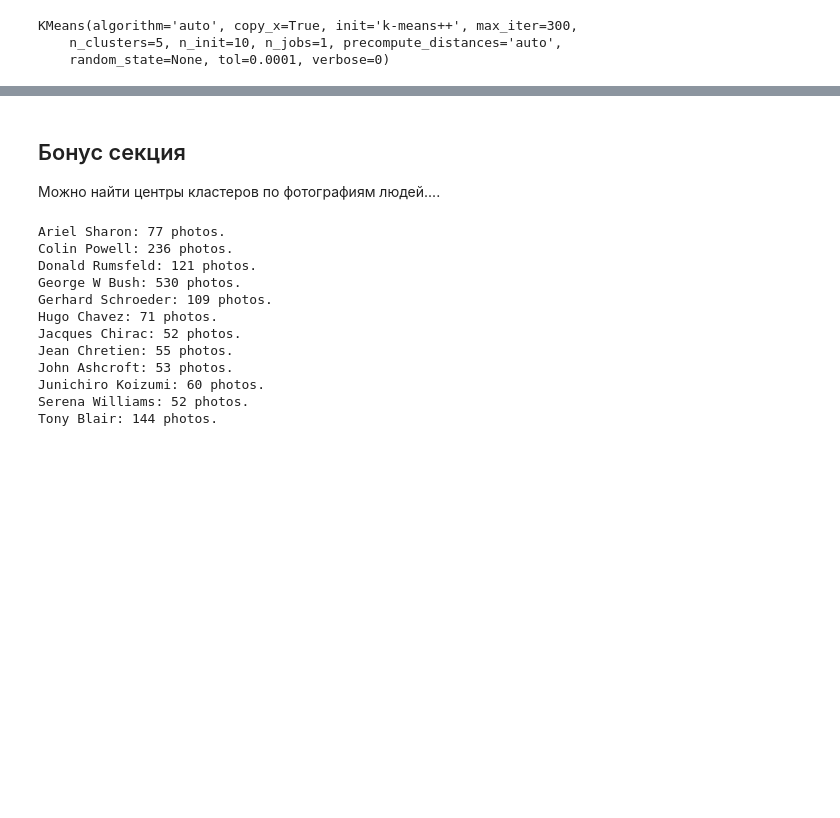
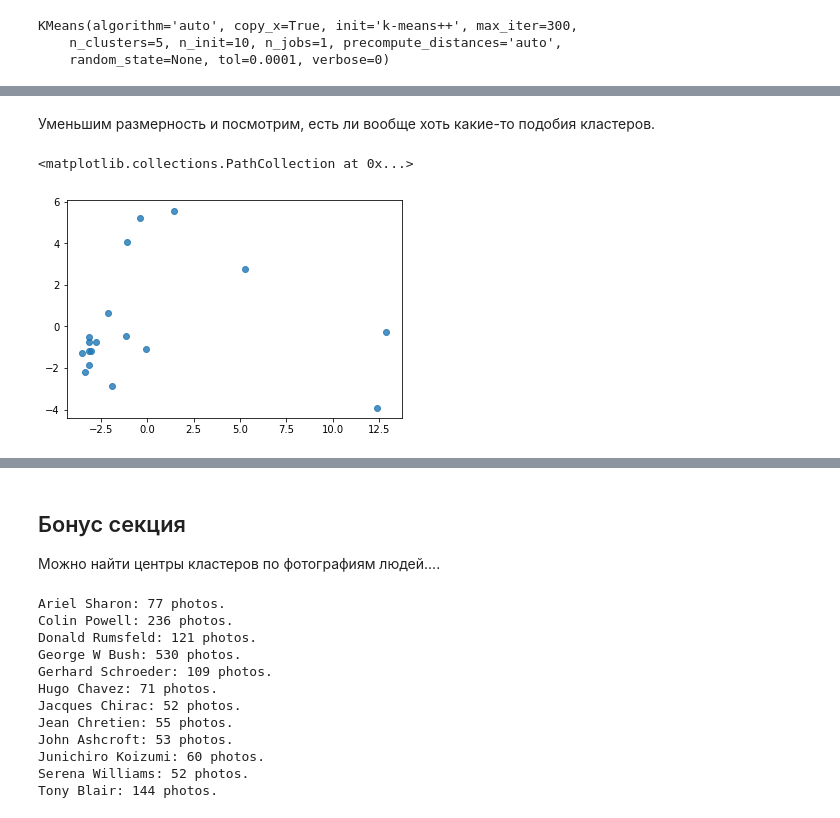
Before and after one commit to 7bits/ml-courses-7bits, a Jupyter notebook: 2017-fall/practises/04-clustering/04-01-clustering.ipynb, the cells around one changed output, grey strips where cells are left out. Drawn from its saved outputs; the diff is of its cells as text; code cells hidden in the pictures; blank space fills up the shorter version.

```diff
--- a/2017-fall/practises/04-clustering/04-01-clustering.ipynb
+++ b/2017-fall/practises/04-clustering/04-01-clustering.ipynb
@@ -500,0 +544,5 @@ plt.scatter(d[:,0], d[:,1], c=clf.labels_)
+# %%
+df = df_m.groupby('userId').mean()
+df.fillna(0, inplace=True)
+print(df.shape)
+df.head()
@@ -500,0 +579,13 @@ plt.scatter(d[:,0], d[:,1], c=clf.labels_)
+# %%
+scaler = MinMaxScaler(feature_range=(0,1))
+X = scaler.fit_transform(df.T)
+# %% [markdown]
+Уменьшим размерность и посмотрим, есть ли вообще хоть какие-то подобия кластеров.
+# %%
+pca = PCA(n_components=2, random_state=42)
+df_pca = pca.fit_transform(X)
+
+plt.scatter(df_pca[:,0], df_pca[:,1], alpha=0.8)
+# %% [output]
+<matplotlib.collections.PathCollection at 0x...>
+[figure, added]
```
Also changed, not shown: parts of 22 cells of this notebook.
